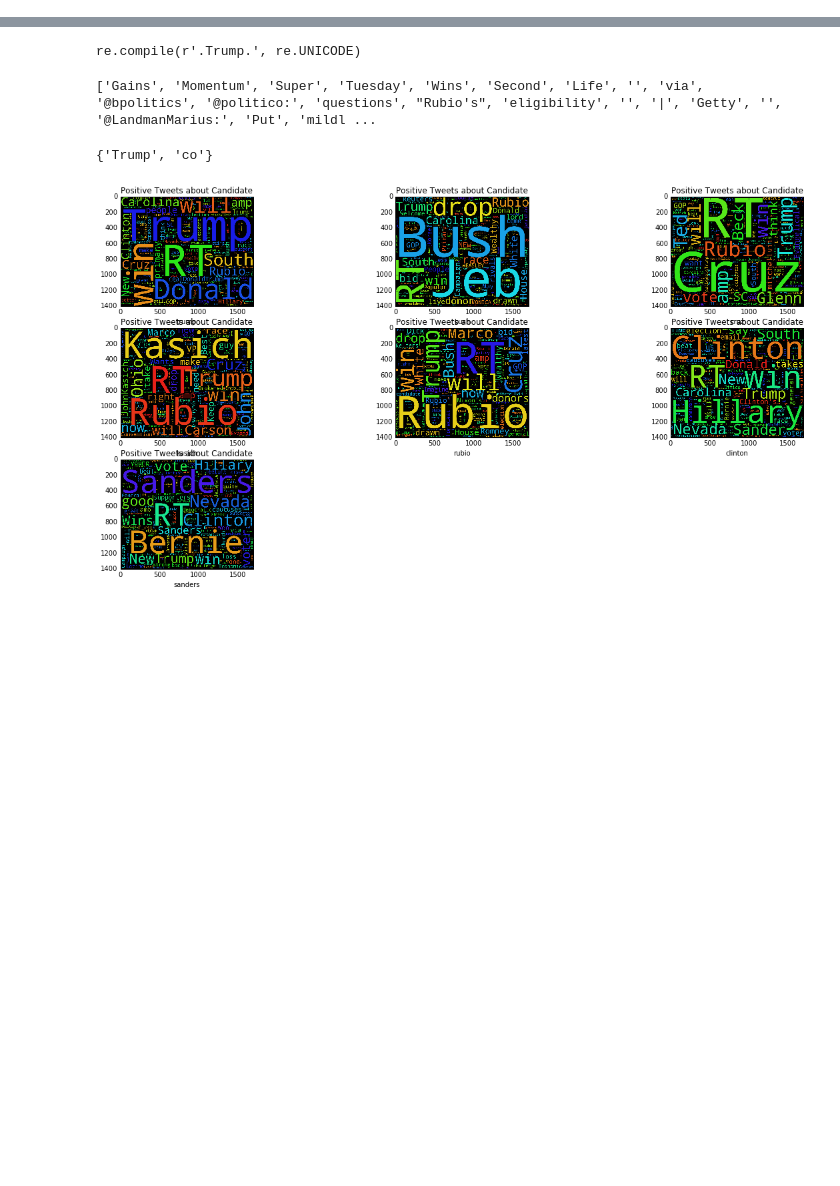
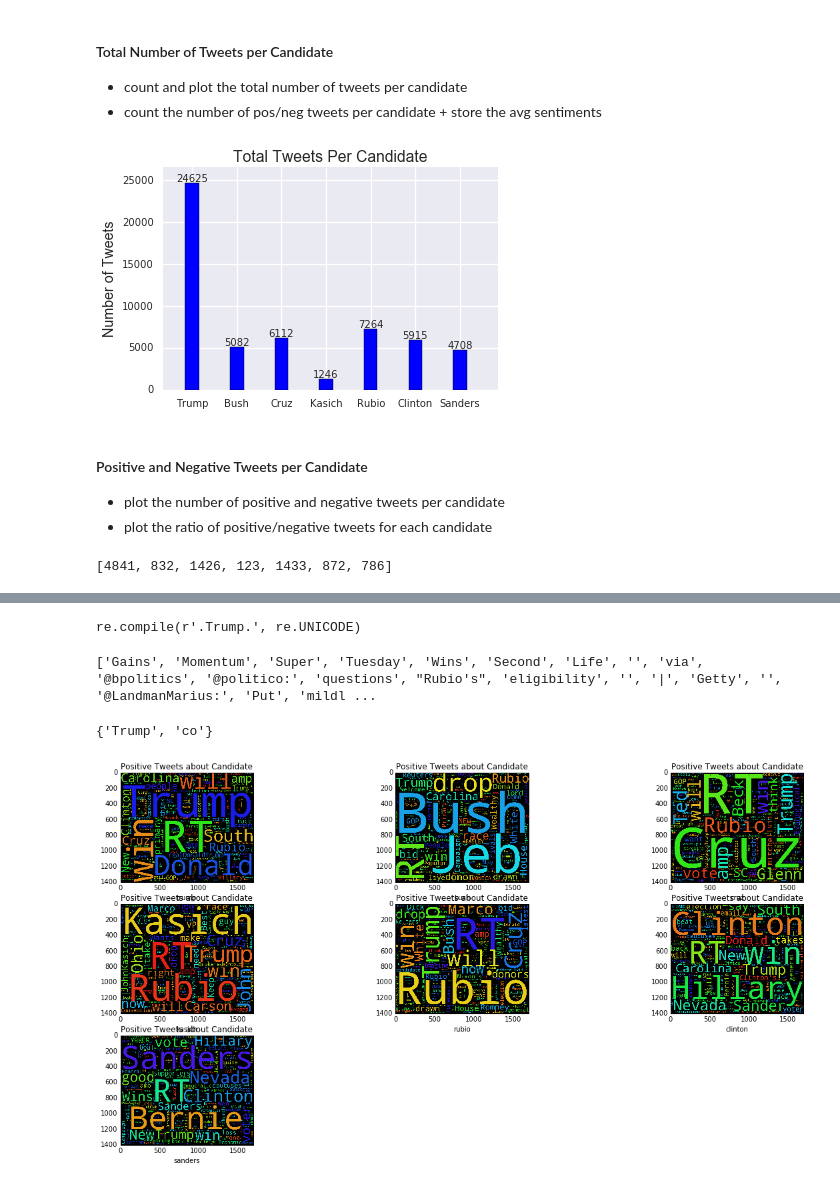
Before and after one commit to HoodPanther/pythoncode, a Jupyter notebook: tweetExplore.ipynb, the cells around one changed output, grey strips where cells are left out. Cells and saved outputs as stored; diff of their text form; code cells hidden in the pictures; blank space fills up the shorter version.

```diff
--- a/tweetExplore.ipynb
+++ b/tweetExplore.ipynb
@@ -547,0 +58,16 @@ for icand, val in enumerate(candidates):
+# %%
+candidates = ['Trump','Bush','Cruz','Kasich','Rubio','Clinton','Sanders'] #track list
+
+# for each candidate
+tweet_index_store = []
+subjectivity_store = []
+polarity_store = []
+for iperson,val in enumerate(candidates):
+    # save each candidate's list of polarity etc. in a list
+    person_sentiment_polarity, person_sentiment_subjectivity, person_tweetInd = fns.extract_sentiment(tweet_list,candidates[iperson])
+    # store tweet polarity (sentiment pos/neg) for each candidate
+    polarity_store.append(person_sentiment_polarity)
+    # store tweet subjectivity for each candidate
+    subjectivity_store.append(person_sentiment_subjectivity)
+    # store indices for tweets about each candidate
+    tweet_index_store.append(person_tweetInd)
@@ -547,0 +117,54 @@ for icand, val in enumerate(candidates):
+# %% [markdown]
+#### Total Number of Tweets per Candidate
+- count and plot the total number of tweets per candidate
+- count the number of pos/neg tweets per candidate + store the avg sentiments
+# %%
+candidate_tweets = []
+pos_tweets = []
+neg_tweets = []
+avg_pos = []
+avg_neg = []
+# for each candidate, get counts of:
+# tweets, positive tweets, negative tweets, average positive sentiment, average negative sentiment
+for iperson,candidate in enumerate(candidates):
+    candidate_tweets.append(len(tweet_index_store[iperson])) # number tweets total
+    pos_tweets.append(len(store_ind_pos_polarity[iperson])) # number positive tweets
+    neg_tweets.append(len(store_ind_neg_polarity[iperson])) # number negative tweets
+    avg_pos.append(np.average(store_pos_polarity[iperson])) # avg positive tweet sentiment score
+    avg_neg.append(np.average(store_neg_polarity[iperson])) # avg negative tweet sentiment score
+
+# function to label the height of the bars
+def autolabelInt(rects):
+    """attach labels to bars, integers"""
+    for rect in rects:
+        height = rect.get_height()
+        plt.text(rect.get_x() + rect.get_width()/2., height+.03,
+                '%d' % int(height),
+                ha='center', va='bottom')
+
+# Plot the total number of tweets per candidate
+fig = plt.gcf()
+matplotlib.rc('xtick',labelsize = 10)
+matplotlib.rc('ytick',labelsize = 10)
+ymax = np.max(candidate_tweets) + 2000
+width = .3
+
+ind = np.arange(len(candidates))+1
+rect1 = plt.bar(ind, candidate_tweets, width, color = 'blue')
+
+plt.title("Total Tweets Per Candidate")
+plt.xlim([.5,8])
+plt.ylim([0,ymax])
+plt.ylabel('Number of Tweets')
+plt.xticks(ind + width/2, candidates);
+autolabelInt(rect1);
+# %% [output]
+[figure, added]
+# %% [markdown]
+#### Positive and Negative Tweets per Candidate
+- plot the number of positive and negative tweets per candidate
+- plot the ratio of positive/negative tweets for each candidate
+# %%
+neg_tweets
+# %% [output]
+[4841, 832, 1426, 123, 1433, 872, 786]
```
Also changed, not shown: parts of 60 cells of this notebook, 1 other file.
